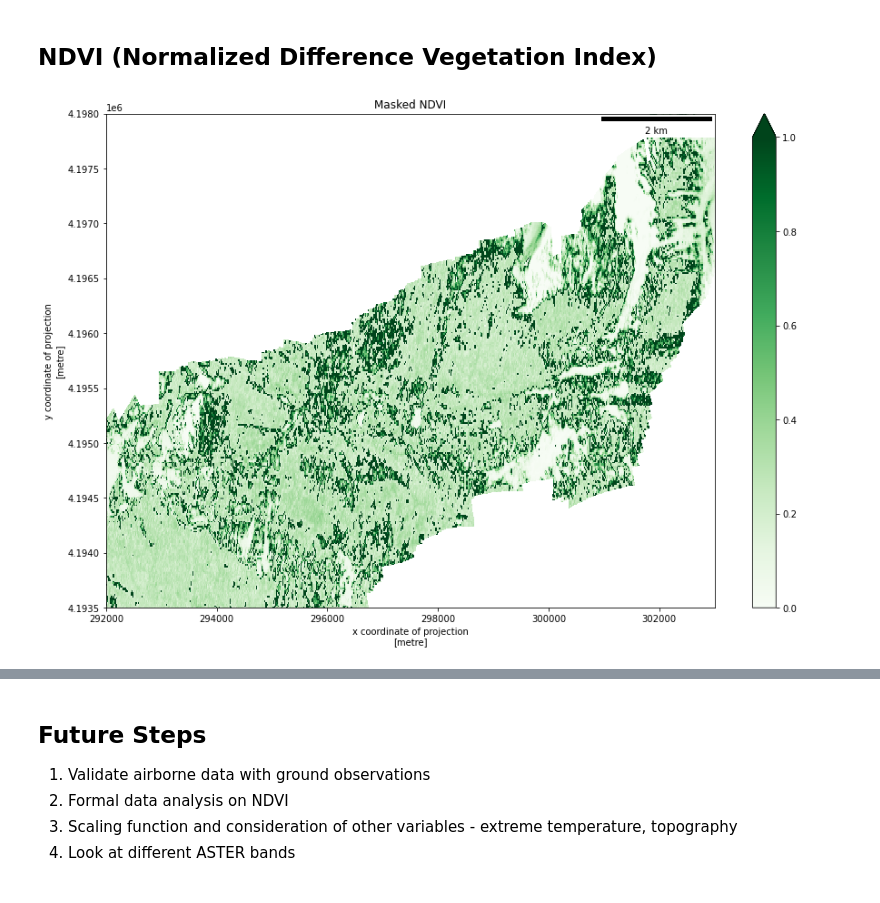
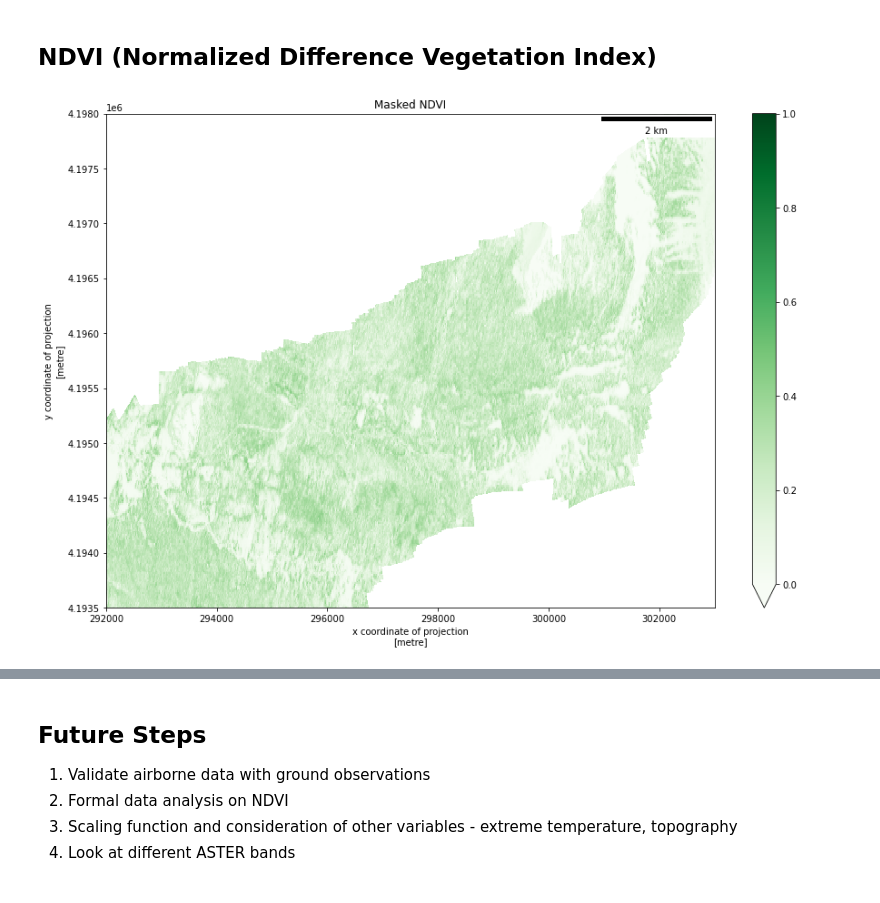
Before and after one commit to UW-GDA/aster-thermal, a Jupyter notebook: summary.ipynb, the cells around one changed output, grey strips where cells are left out. Saved outputs shown, nothing was run; the diff lists cells and outputs as text; code cells hidden in the pictures.

```diff
--- a/summary.ipynb
+++ b/summary.ipynb
@@ -167,3 +167,6 @@ nir_src = xr.open_rasterio(nir_path)
 
 red = red_src.rio.reproject_match(air_src)
 nir = nir_src.rio.reproject_match(air_src)
+
+red_m = red.where(~np.isnan(air_src))
+nir_m = nir.where(~np.isnan(air_src))
@@ -174,8 +173,11 @@ NDVI_masked = NDVI.where(~np.isnan(air_src))
+# %%
+# Calculate NDVI
+NDVI = (nir_m-red_m)/(nir_m+red_m)
 # %%
 # Plot NDVI
 f, ax = plt.subplots(figsize=(15,10))
-NDVI_masked.plot(ax=ax, vmin=0, vmax=1,cmap='Greens')
+NDVI.plot(ax=ax, vmin=0, vmax=1,cmap='Greens')
 ax.add_artist(ScaleBar(1.0))
 ax.set_title('Masked NDVI');
 # %% [output]
-[figure, old version]
+[figure, new version]
```
Also changed, not shown: parts of 9 cells of this notebook.
